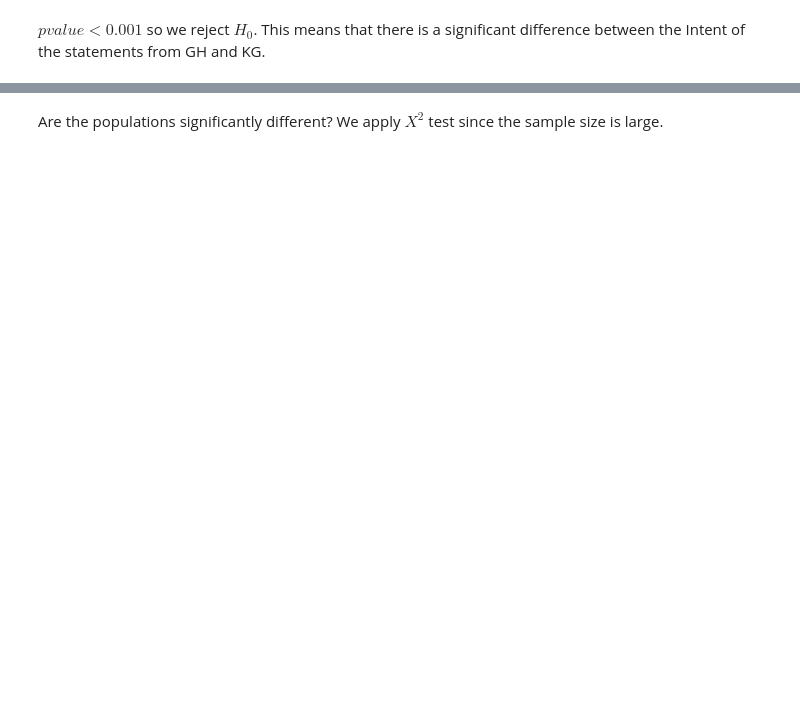
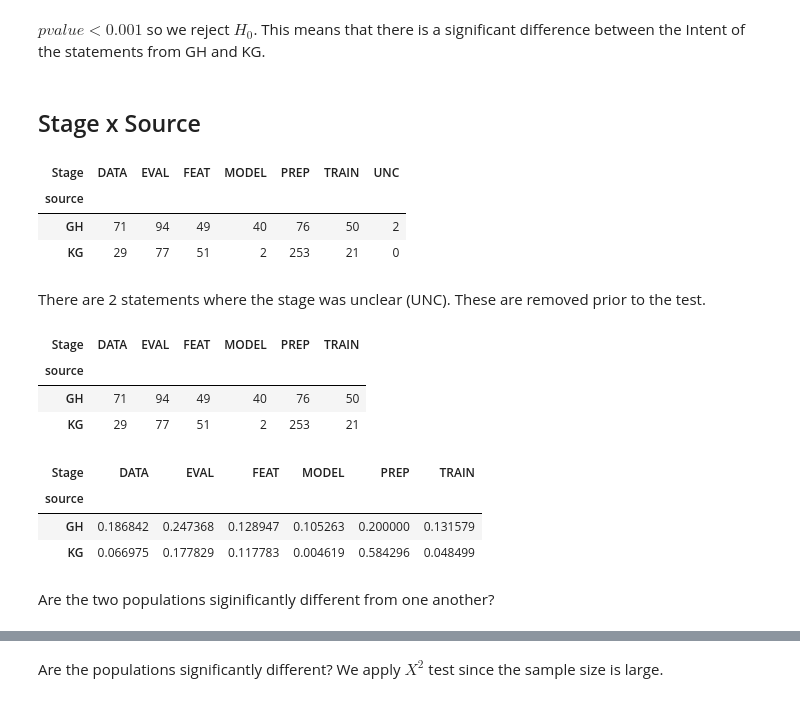
Before and after one commit to arumoy-shome/shome2023notebook, a Jupyter notebook: notebooks/results.ipynb, the cells around one changed output, grey strips where cells are left out. Drawn from its saved outputs; the diff is of its cells as text; code cells hidden in the pictures; blank space fills up the shorter version.

```diff
--- a/notebooks/results.ipynb
+++ b/notebooks/results.ipynb
@@ -90,2 +125,14 @@ p: 8.898461849158505e-39 cramer's V: 0.4213859836358953
 # %% [markdown]
 $pvalue < 0.001$ so we reject $H_0$. This means that there is a significant difference between the Intent of the statements from GH and KG.
+# %% [markdown]
+## Stage x Source
+# %%
+freq, _ = counts(data["source"], data["Stage"])
+freq
+# %% [output]
+| Stage | DATA | EVAL | FEAT | MODEL | PREP | TRAIN | UNC |
+| source |  |  |  |  |  |  |  |
+| GH | 71 | 94 | 49 | 40 | 76 | 50 | 2 |
+| KG | 29 | 77 | 51 | 2 | 253 | 21 | 0 |
+# %% [markdown]
+There are 2 statements where the stage was unclear (UNC). These are removed prior to the test.
@@ -91,0 +141,17 @@ $pvalue < 0.001$ so we reject $H_0$. This means that there is a significant diff
+# %%
+freq, pct = counts(d["source"], d["Stage"])
+freq
+# %% [output]
+| Stage | DATA | EVAL | FEAT | MODEL | PREP | TRAIN |
+| source |  |  |  |  |  |  |
+| GH | 71 | 94 | 49 | 40 | 76 | 50 |
+| KG | 29 | 77 | 51 | 2 | 253 | 21 |
+# %%
+pct
+# %% [output]
+| Stage | DATA | EVAL | FEAT | MODEL | PREP | TRAIN |
+| source |  |  |  |  |  |  |
+| GH | 0.186842 | 0.247368 | 0.128947 | 0.105263 | 0.200000 | 0.131579 |
+| KG | 0.066975 | 0.177829 | 0.117783 | 0.004619 | 0.584296 | 0.048499 |
+# %% [markdown]
+Are the two populations siginificantly different from one another?
```
Also changed, not shown: parts of 43 cells of this notebook.
